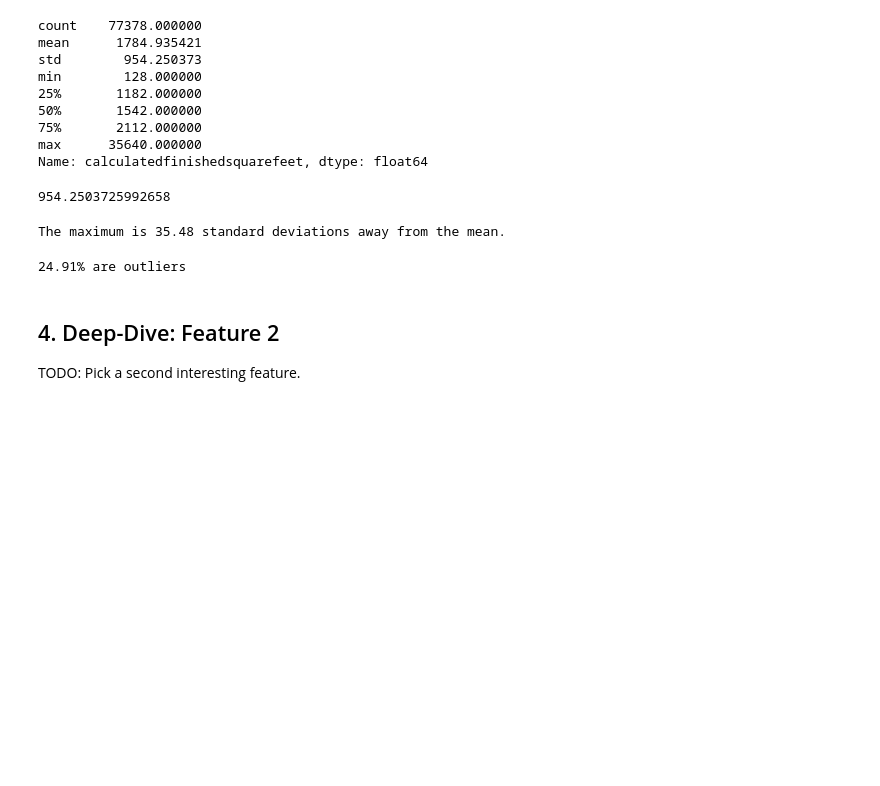
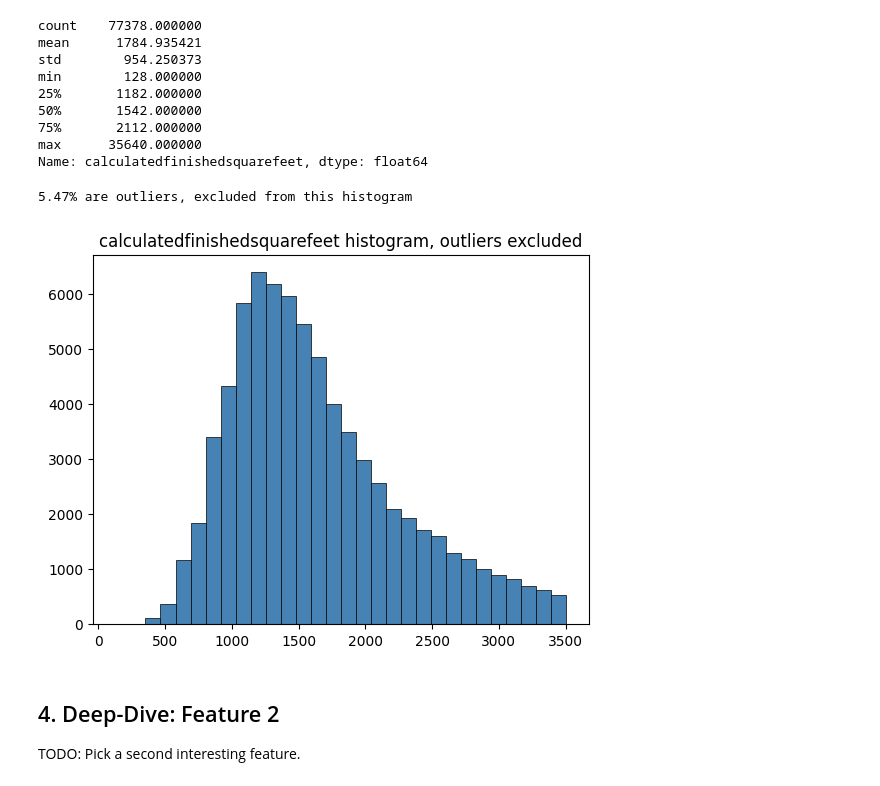
Before and after one commit to kumargaurav-bu-edu/bu_shared_projects, a Jupyter notebook: 02_eda_feature_visualization.ipynb, the cells around one changed output. Saved outputs shown, nothing was run; the diff lists cells and outputs as text; code cells hidden in the pictures; blank space fills up the shorter version.

```diff
--- a/02_eda_feature_visualization.ipynb
+++ b/02_eda_feature_visualization.ipynb
@@ -237,20 +246,29 @@ min        128.000000
 75%       2112.000000
 max      35640.000000
 Name: calculatedfinishedsquarefeet, dtype: float64
-# %%
-df[feature_1].m()
-# %% [output]
-954.2503725992658
-# %%
-print(f"The maximum is {(35640 - 1784.935421)/954.250373:.2f} standard deviations away from the mean.")
-# %% [output]
-The maximum is 35.48 standard deviations away from the mean.
-# %%
-largeft1 = (df[feature_1] > (df[feature_1].std())).sum()
-
-print(f"{largeft1/len(df[feature_1])*100:.2f}% are outliers")
-# %% [output]
-24.91% are outliers
+# %%
+# Histogram, outliers removed:
+
+# calculate outlier cutoff, defined by Q3 + 1.5IQR:
+IQR = df[feature_1].quantile(0.75) - df[feature_1].quantile(0.25)
+uppercutoff = df[feature_1].quantile(0.75) + 1.5*IQR
+lowercutoff = df[feature_1].quantile(0.25) - 1.5*IQR
+
+# create mask to exclude left and right-side outliers:
+mask = (df[feature_1] > lowercutoff) & (df[feature_1] < uppercutoff)
+no_outliers = df[mask]
+
+# calculate % outliers:
+feature_1_outliers = abs(no_outliers.shape[0] / df[feature_1].shape[0] - 1)*100
+print(f"{feature_1_outliers:.2f}% are outliers, excluded from this histogram")
+
+# plot:
+plt.hist(no_outliers[feature_1].dropna(), bins=30, edgecolor='black', linewidth=0.5, color='steelblue')
+plt.title(f'{feature_1} histogram, outliers excluded')
+None
+# %% [output]
+5.47% are outliers, excluded from this histogram
+[figure, added]
 # %% [markdown]
 ## 4. Deep-Dive: Feature 2
 
```
Also changed, not shown: parts of 9 cells of this notebook.
